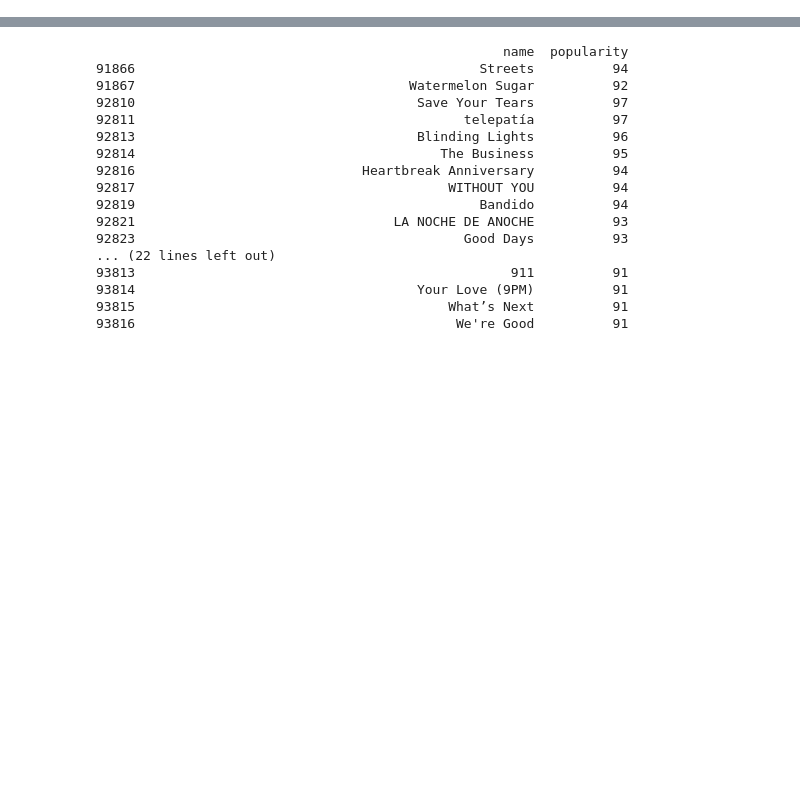
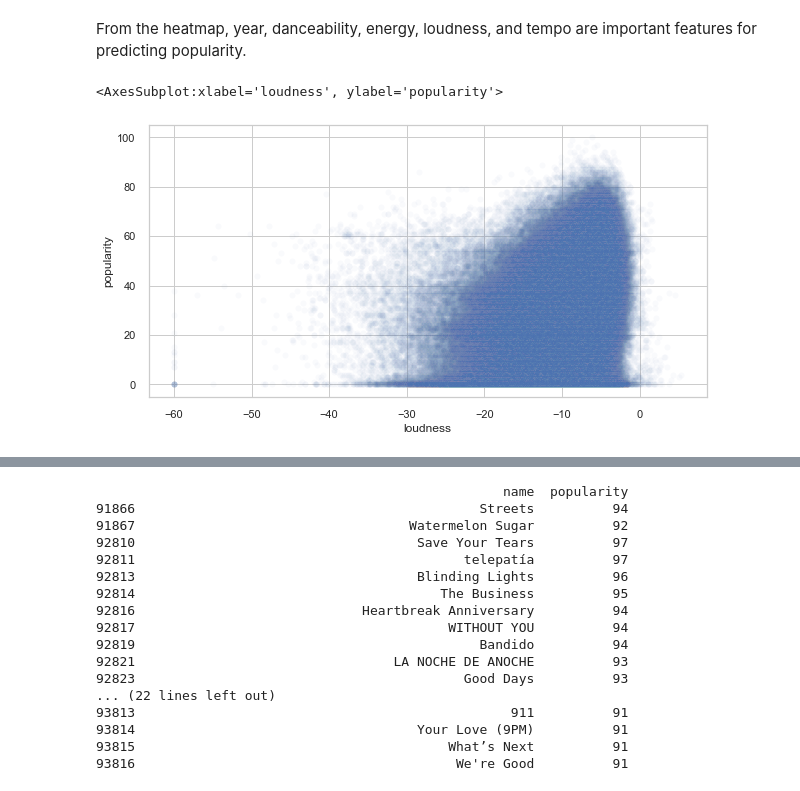
Before and after one commit to batkaw/Springboard, a Jupyter notebook: Mini Projects/Spotify EDA.ipynb, the cells around one changed output, grey strips where cells are left out. Saved outputs shown, nothing was run; the diff lists cells and outputs as text; code cells hidden in the pictures; blank space fills up the shorter version.

```diff
--- a/Mini Projects/Spotify EDA.ipynb
+++ b/Mini Projects/Spotify EDA.ipynb
@@ -95,0 +187,8 @@ Only 0.13 % of songs have a popularity score > 80
+# %% [markdown]
+From the heatmap, year, danceability, energy, loudness, and tempo are important features for predicting popularity.
+# %%
+plt.figure(figsize = (10, 5))
+sns.scatterplot(x = 'loudness', y = 'popularity', data = tracks, alpha = 0.03)
+# %% [output]
+<AxesSubplot:xlabel='loudness', ylabel='popularity'>
+[figure, added]
```
Also changed, not shown: parts of 96 cells of this notebook.
